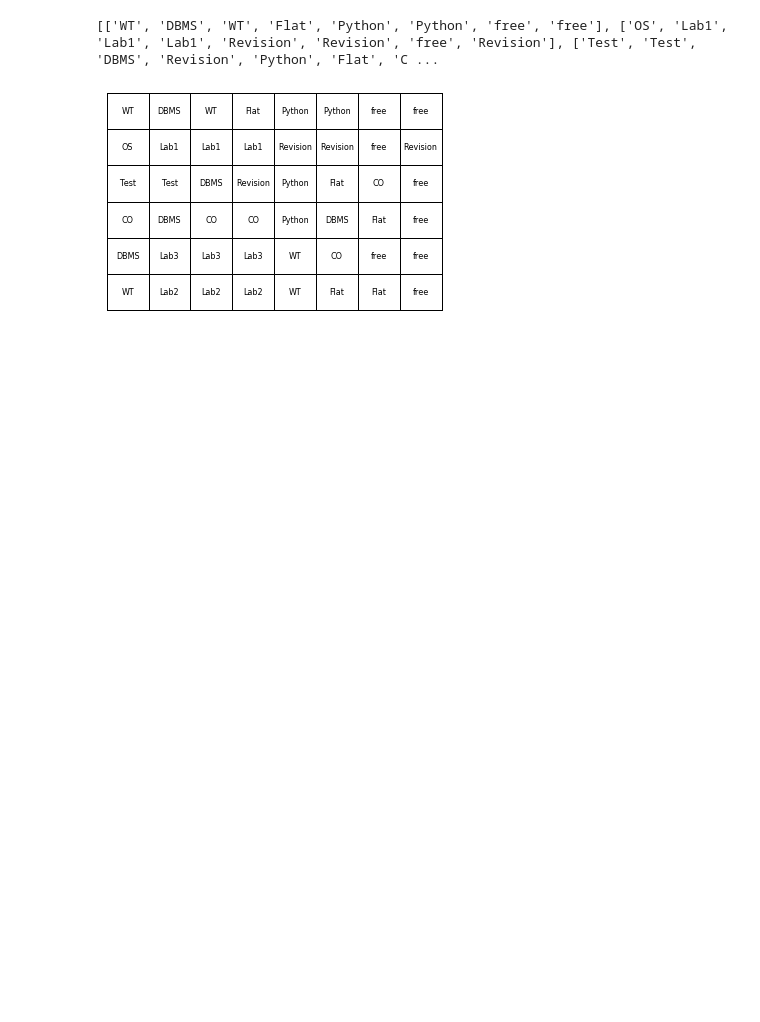
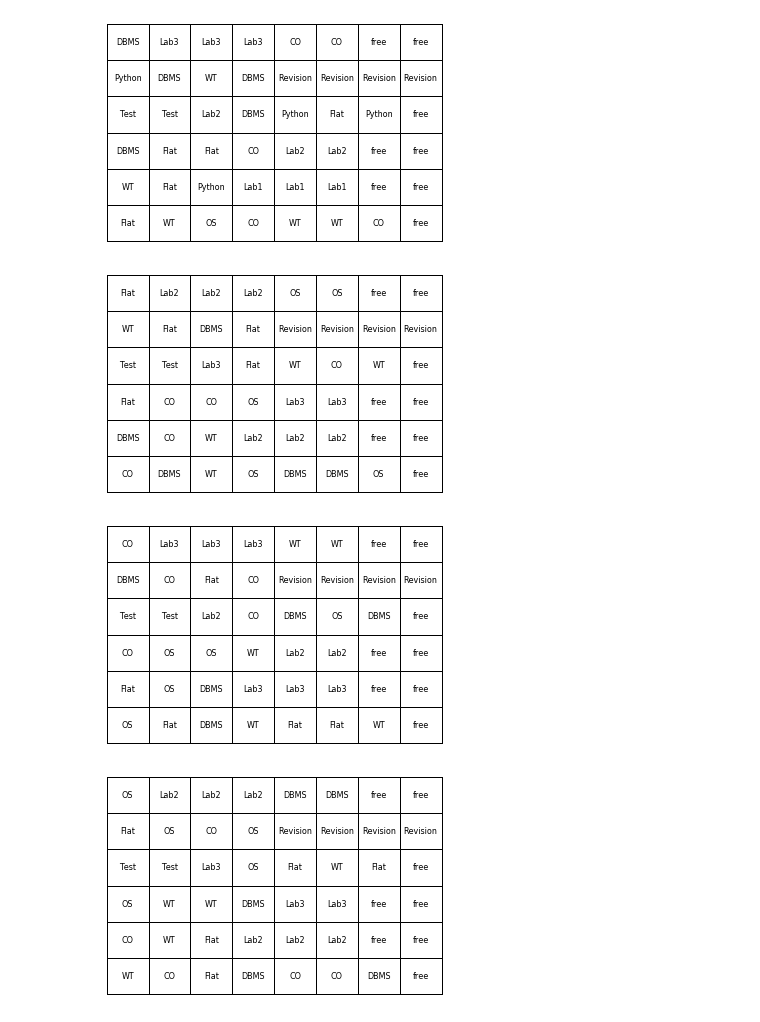
Before and after one commit to saibhaskar24/TimeTable-Generator, a Jupyter notebook: Time table generator.ipynb, the cells around one changed output. Saved outputs shown, nothing was run; the diff lists cells and outputs as text; code cells hidden in the pictures; blank space fills up the shorter version.

Commit message:
All sections

```diff
--- a/Time table generator.ipynb
+++ b/Time table generator.ipynb
@@ -82,7 +82,7 @@ def add_freep(table):
 def ran(r):
     return random.randint(0,r)
 # %%
-# import gtable
+import gtable
 import matplotlib.pylab as pl
 
 names = ["Python","WT","DBMS","Flat","CO", "OS"]
@@ -94,6 +94,7 @@ examhrs = 6
 
 
 def conv(table):
+    global names, Labs
     for i in table:
         for j in range(len(i)):
             if i[j] == 'free' or i[j] == 'Test' or i[j] == 'Revision':
@@ -105,13 +106,17 @@ def conv(table):
                     i[j] = names[int(i[j])-1]
             else:
                 i[j] = Labs[int(i[j]) - 25 ]
+    names = names[1:]
+    names.append(names[0])
+    Labs = Labs[1:]
+    Labs.append(Labs[0])
     return table
 
 
-def plot(table):
+def plot(table,x):
     ny = len(table)
     nx = len(table[0])
-    pl.figure()
+    pl.figure("Section "+ str(x+1))
     tb = pl.table(cellText=table, loc=(0,0), cellLoc='center')
     tc = tb.properties()['child_artists']
     for cell in tc:
@@ -124,9 +129,9 @@ def plot(table):
     pl.show()
 
 
-table = gentable()
+table = gtable.gentable()
 table[[5,2]] = table[[2,5]]
-table = add_freep(table).tolist()
+table = gtable.add_freep(table).tolist()
 
 for i in range(4,8):
     table[1][i] , table[2][i] = 'Revision' , table[1][i]
@@ -137,25 +142,31 @@ table[2][1] = 'Test'
 
 table[4][6] = 'free'
 
-table = conv(table)
 
 x = 2
-while x==2 or table[x]=='free':
-    x = ran(4)
+while x==2 or x==1 or table[x][6]=='free':
+    x = gtable.ran(4)
 table[x][6] , table[2][2] = 'free' , table[x][6]
 
 
 x = 2
-while x==2 or table[x]=='free':
-    x = ran(4)
+while x==2 or x == 1 or table[x][6]=='free':
+    x = gtable.ran(4)
+
 table[x][6] , table[2][3] = 'free' , table[x][6]
 
+import copy
 
-print(table)
+sec = []
+for i in range(4):
+    sec.append(copy.deepcopy(list(table[:])))
+for i in range(4):
+    conv(sec[i])
-# %% [output]
-[['WT', 'DBMS', 'WT', 'Flat', 'Python', 'Python', 'free', 'free'], ['OS', 'Lab1', 'Lab1', 'Lab1', 'Revision', 'Revision', 'free', 'Revision'], ['Test', 'Test', 'DBMS', 'Revision', 'Python', 'Flat', 'C ...
-# %%
-
-plot(table)
-# %% [output]
-[figure, removed]
+# %%
+for i in range(4):
+    plot(sec[i],i)
+# %% [output]
+[figure, added]
+[figure, added]
+[figure, added]
+[figure, added]
```
Also changed, not shown: 1 other file.
